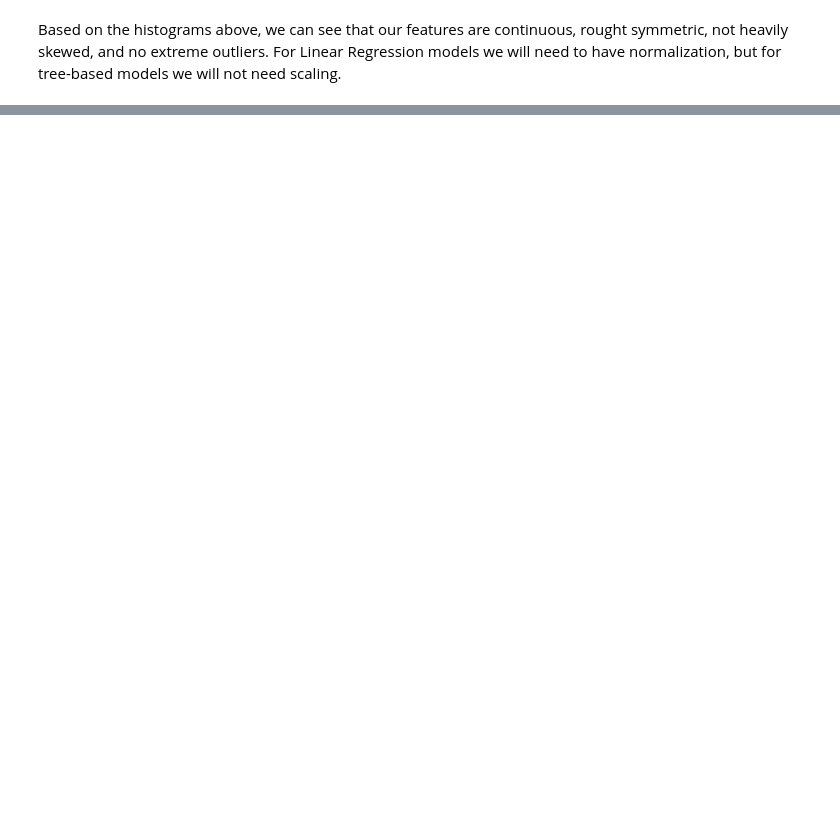
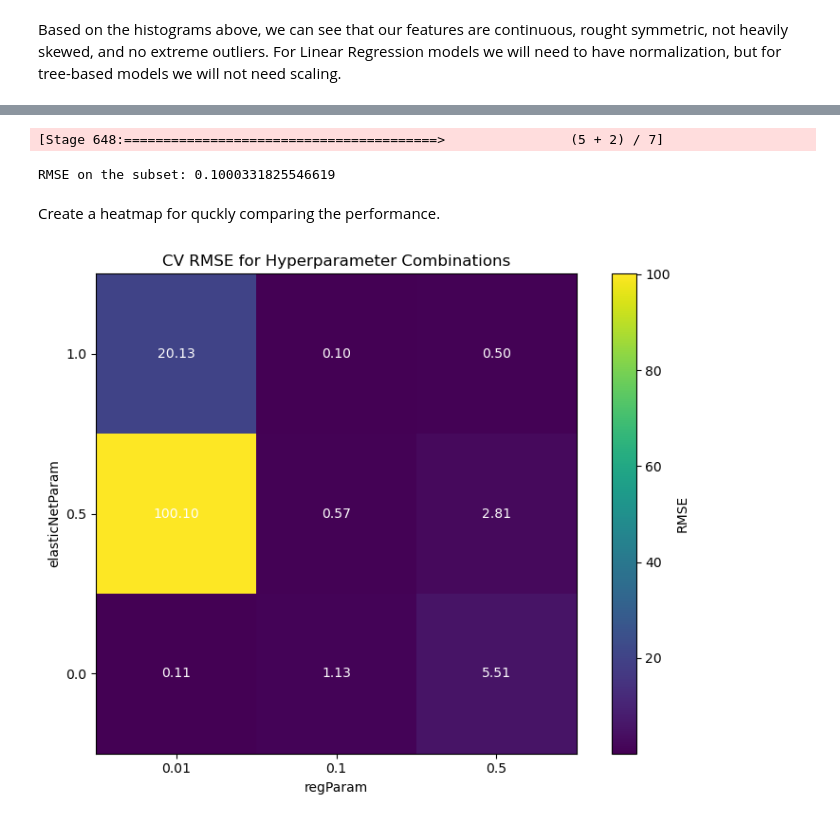
Before and after one commit to atumlin/DS5460_FinalProject, a Jupyter notebook: Milestone3.ipynb, the cells around one changed output, grey strips where cells are left out. Drawn from its saved outputs; the diff is of its cells as text; code cells hidden in the pictures; blank space fills up the shorter version.

Commit message:
Add Hyperparameters Tuning

```diff
--- a/Milestone3.ipynb
+++ b/Milestone3.ipynb
@@ -238,0 +289,8 @@ Based on the histograms above, we can see that our features are continuous, roug
+# %%
+df_subset = df_cleaned.sample(fraction=0.1, seed=42)
+
+# Set up CrossValidator with 3-fold cross-validation
+cv = CrossValidator(estimator=pipeline,
+                    estimatorParamMaps=paramGrid,
+                    evaluator=evaluator,
+                    numFolds=3)
@@ -238,0 +317,47 @@ Based on the histograms above, we can see that our features are continuous, roug
+# %%
+# Evaluate the best model on the subset using RMSE
+rmse = evaluator.evaluate(bestModel.transform(df_subset))
+print("RMSE on the subset:", rmse)
+# %% [output]
+[Stage 648:========================================>                (5 + 2) / 7]
+RMSE on the subset: 0.1000331825546619
+# %% [markdown]
+Create a heatmap for quckly comparing the performance.
+# %%
+import numpy as np
+
+regParam_values = [0.01, 0.1, 0.5]
+elasticNetParam_values = [0.0, 0.5, 1.0]
+
+avg_metrics = cvModel.avgMetrics  # This should be a list with 9 entries
+
+rmse_matrix = np.array(avg_metrics).reshape(len(regParam_values), len(elasticNetParam_values))
+
+rmse_matrix = rmse_matrix.T
+# %%
+# Create a heatmap
+plt.figure(figsize=(8, 6))
+im = plt.imshow(rmse_matrix, cmap='viridis', origin='lower')
+
+# Set axis tick labels
+plt.xticks(np.arange(len(regParam_values)), regParam_values)
+plt.yticks(np.arange(len(elasticNetParam_values)), elasticNetParam_values)
+
+# Add labels and title
+plt.xlabel('regParam')
+plt.ylabel('elasticNetParam')
+plt.title('CV RMSE for Hyperparameter Combinations')
+
+# Add a colorbar to represent the RMSE values
+cbar = plt.colorbar(im)
+cbar.set_label('RMSE')
+
+# Annotate each cell with the RMSE value
+for i in range(len(elasticNetParam_values)):
+    for j in range(len(regParam_values)):
+        plt.text(j, i, f"{rmse_matrix[i, j]:.2f}", ha="center", va="center", color="white")
+
+plt.tight_layout()
+plt.show()
+# %% [output]
+[figure, added]
```
Also changed, not shown: parts of 20 cells of this notebook.
